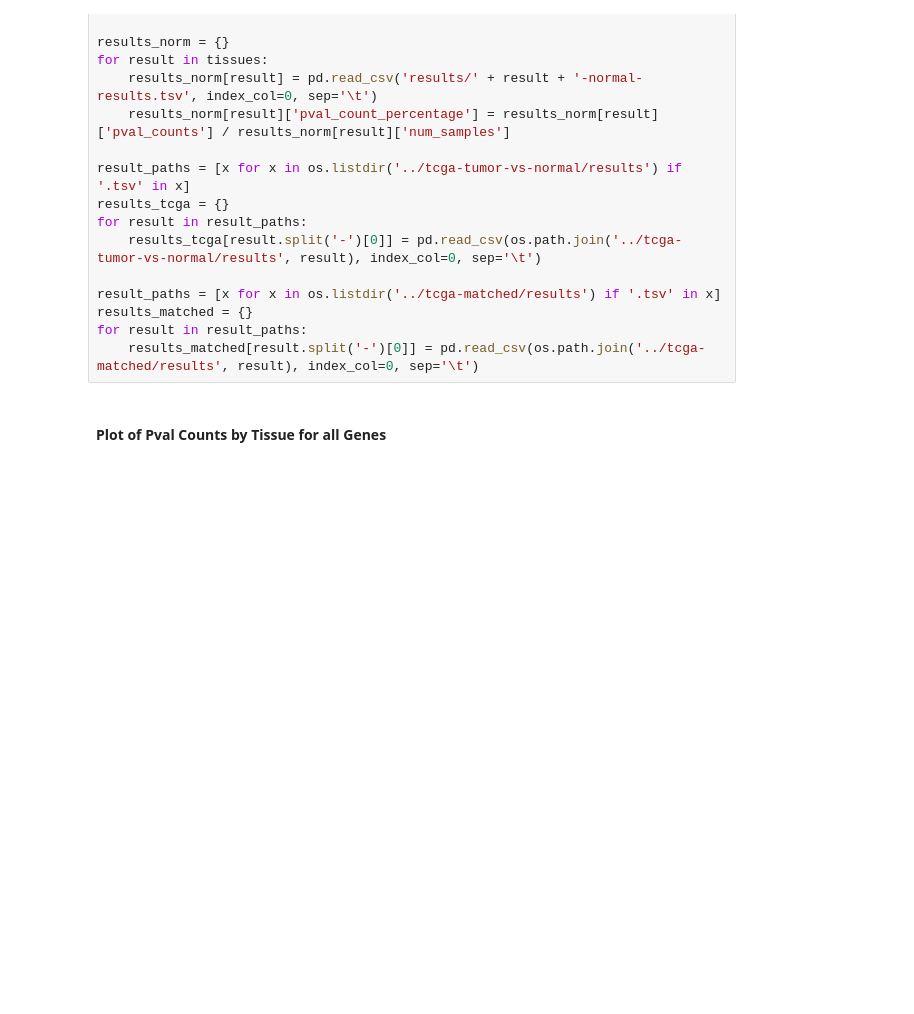
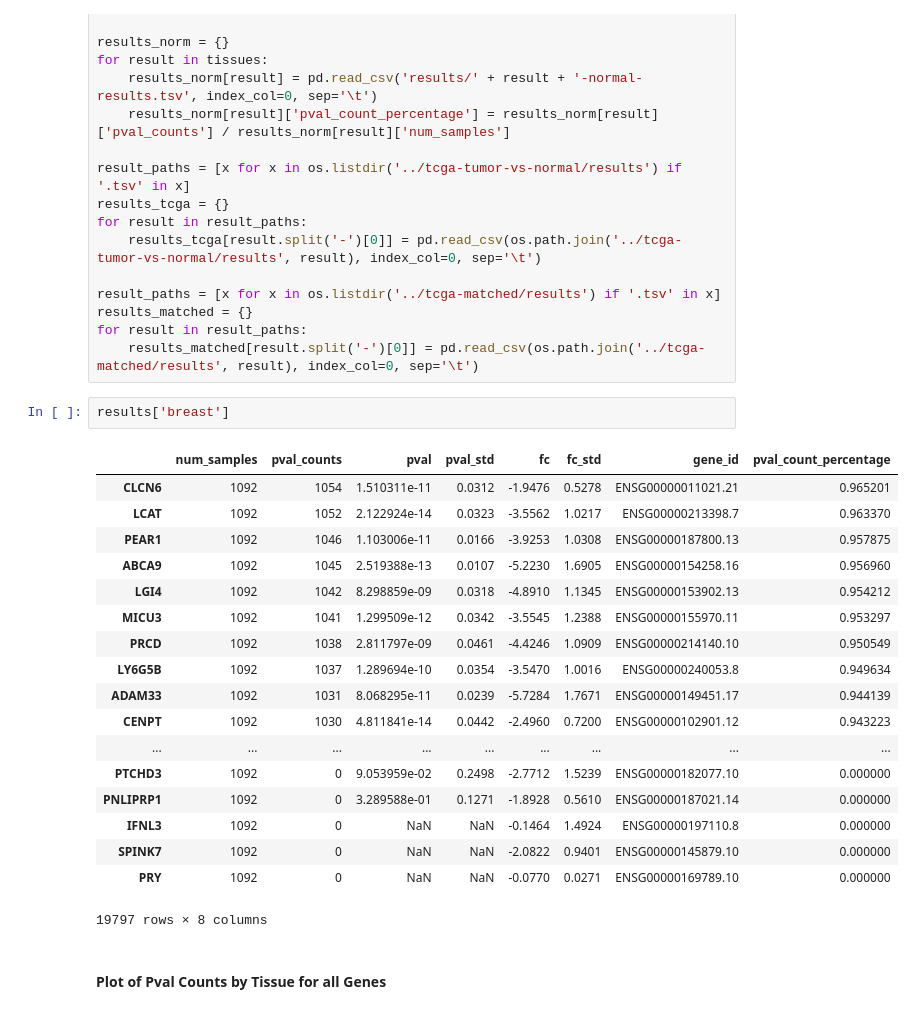
Before and after one commit to jvivian/rnaseq-recompute-analysis, a Jupyter notebook: notebooks/pairwise-gtex-tcga/Pairwise-GTEx-TCGA.ipynb, the cells around one changed output. Saved outputs shown, nothing was run; the diff lists cells and outputs as text; blank space fills up the shorter version.

```diff
--- a/notebooks/pairwise-gtex-tcga/Pairwise-GTEx-TCGA.ipynb
+++ b/notebooks/pairwise-gtex-tcga/Pairwise-GTEx-TCGA.ipynb
@@ -94,6 +94,27 @@ result_paths = [x for x in os.listdir('../tcga-matched/results') if '.tsv' in x]
 results_matched = {}
 for result in result_paths:
     results_matched[result.split('-')[0]] = pd.read_csv(os.path.join('../tcga-matched/results', result), index_col=0, sep='\t')
+# %%
+results['breast']
+# %% [output]
+|  | num_samples | pval_counts | pval | pval_std | fc | fc_std | gene_id | pval_count_percentage |
+| CLCN6 | 1092 | 1054 | 1.510311e-11 | 0.0312 | -1.9476 | 0.5278 | ENSG00000011021.21 | 0.965201 |
+| LCAT | 1092 | 1052 | 2.122924e-14 | 0.0323 | -3.5562 | 1.0217 | ENSG00000213398.7 | 0.963370 |
+| PEAR1 | 1092 | 1046 | 1.103006e-11 | 0.0166 | -3.9253 | 1.0308 | ENSG00000187800.13 | 0.957875 |
+| ABCA9 | 1092 | 1045 | 2.519388e-13 | 0.0107 | -5.2230 | 1.6905 | ENSG00000154258.16 | 0.956960 |
+| LGI4 | 1092 | 1042 | 8.298859e-09 | 0.0318 | -4.8910 | 1.1345 | ENSG00000153902.13 | 0.954212 |
+| MICU3 | 1092 | 1041 | 1.299509e-12 | 0.0342 | -3.5545 | 1.2388 | ENSG00000155970.11 | 0.953297 |
+| PRCD | 1092 | 1038 | 2.811797e-09 | 0.0461 | -4.4246 | 1.0909 | ENSG00000214140.10 | 0.950549 |
+| LY6G5B | 1092 | 1037 | 1.289694e-10 | 0.0354 | -3.5470 | 1.0016 | ENSG00000240053.8 | 0.949634 |
+| ADAM33 | 1092 | 1031 | 8.068295e-11 | 0.0239 | -5.7284 | 1.7671 | ENSG00000149451.17 | 0.944139 |
+| CENPT | 1092 | 1030 | 4.811841e-14 | 0.0442 | -2.4960 | 0.7200 | ENSG00000102901.12 | 0.943223 |
+| ... | ... | ... | ... | ... | ... | ... | ... | ... |
+| PTCHD3 | 1092 | 0 | 9.053959e-02 | 0.2498 | -2.7712 | 1.5239 | ENSG00000182077.10 | 0.000000 |
+| PNLIPRP1 | 1092 | 0 | 3.289588e-01 | 0.1271 | -1.8928 | 0.5610 | ENSG00000187021.14 | 0.000000 |
+| IFNL3 | 1092 | 0 | NaN | NaN | -0.1464 | 1.4924 | ENSG00000197110.8 | 0.000000 |
+| SPINK7 | 1092 | 0 | NaN | NaN | -2.0822 | 0.9401 | ENSG00000145879.10 | 0.000000 |
+| PRY | 1092 | 0 | NaN | NaN | -0.0770 | 0.0271 | ENSG00000169789.10 | 0.000000 |
+19797 rows × 8 columns
 # %% [markdown]
 #### Plot of Pval Counts by Tissue for all Genes
 # %%
```
Also changed, not shown: parts of 4 cells of this notebook.
